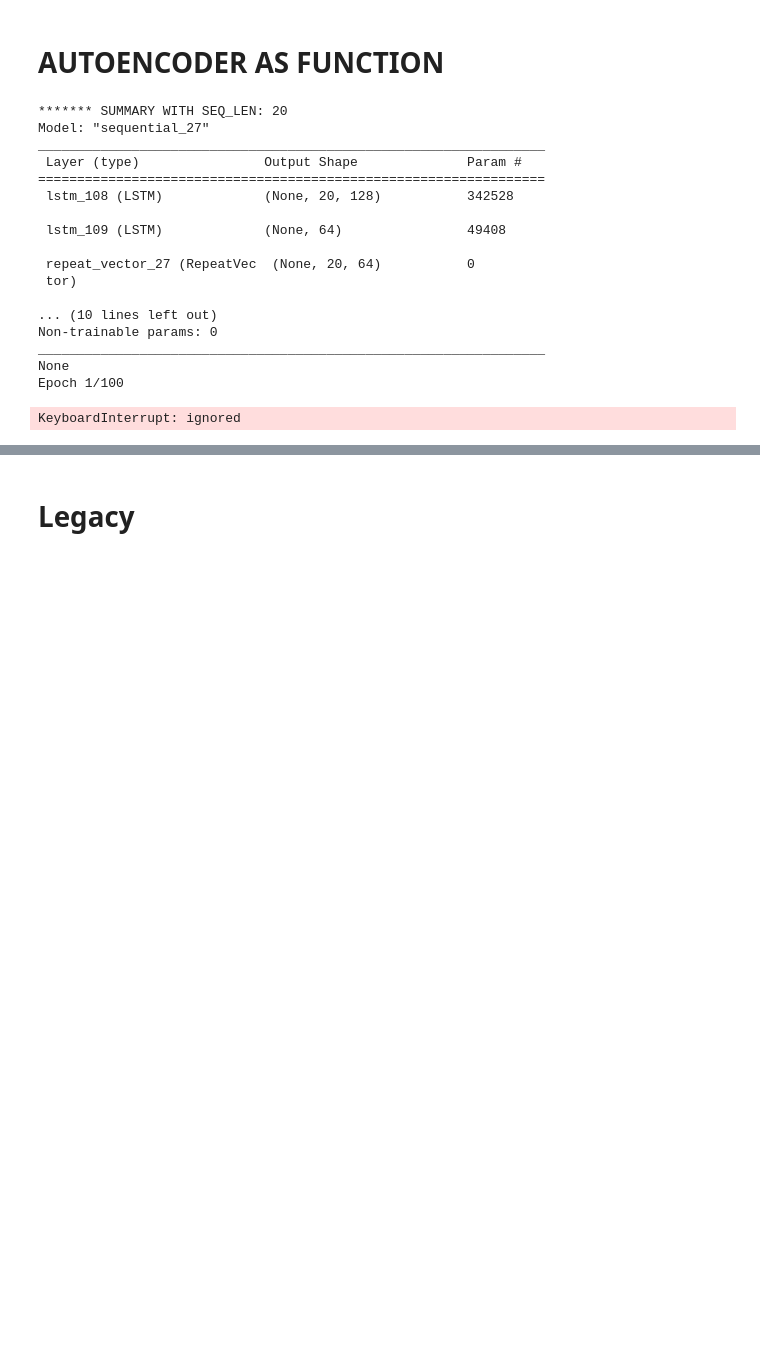
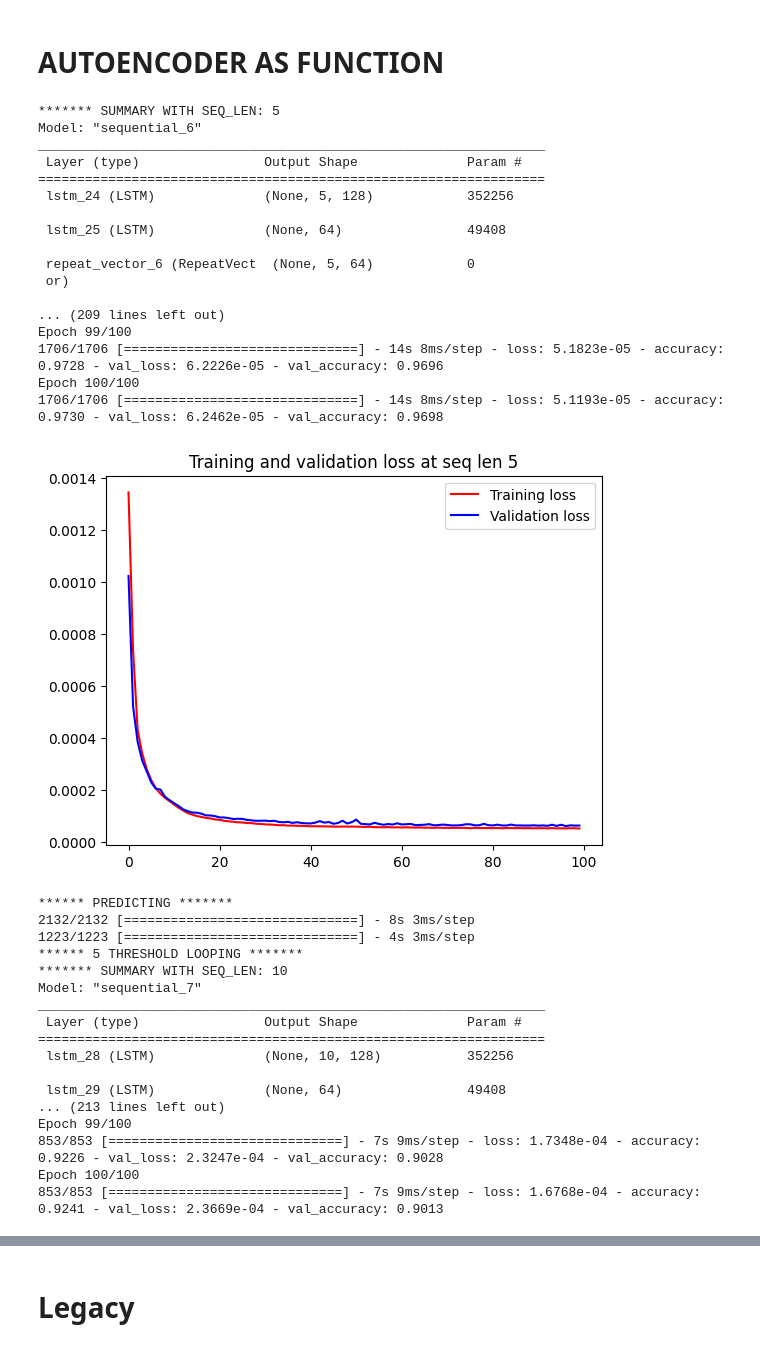
Before and after one commit to Eidell/gRPC-log-LSTM-Anomaly-Detection, a Jupyter notebook: lstm.ipynb, the cells around one changed output, grey strips where cells are left out. Cells and saved outputs as stored; diff of their text form; code cells hidden in the pictures; blank space fills up the shorter version.

```diff
--- a/lstm.ipynb
+++ b/lstm.ipynb
@@ -617,25 +626,42 @@ def autoencode(seq_len, epochs):
 # %%
 window_results_df = pd.DataFrame(columns=['seq_len', 'best_row'])
 epochs = 100
-for seq_len in [20,30,50,70,100]:
+for seq_len in [5,10,15,20]:
   autoencode(seq_len, epochs)
 window_results_df
 # %% [output]
-******* SUMMARY WITH SEQ_LEN: 20
-Model: "sequential_27"
+******* SUMMARY WITH SEQ_LEN: 5
+Model: "sequential_6"
 _________________________________________________________________
  Layer (type)                Output Shape              Param #
 =================================================================
- lstm_108 (LSTM)             (None, 20, 128)           342528
+ lstm_24 (LSTM)              (None, 5, 128)            352256
 
- lstm_109 (LSTM)             (None, 64)                49408
+ lstm_25 (LSTM)              (None, 64)                49408
 
- repeat_vector_27 (RepeatVec  (None, 20, 64)           0
- tor)
+ repeat_vector_6 (RepeatVect  (None, 5, 64)            0
+ or)
 
-... (10 lines left out)
-Non-trainable params: 0
-_________________________________________________________________
-None
-Epoch 1/100
+... (209 lines left out)
+Epoch 99/100
+1706/1706 [==============================] - 14s 8ms/step - loss: 5.1823e-05 - accuracy: 0.9728 - val_loss: 6.2226e-05 - val_accuracy: 0.9696
+Epoch 100/100
+1706/1706 [==============================] - 14s 8ms/step - loss: 5.1193e-05 - accuracy: 0.9730 - val_loss: 6.2462e-05 - val_accuracy: 0.9698
+[figure, added]
-KeyboardInterrupt: ignored
+****** PREDICTING *******
+2132/2132 [==============================] - 8s 3ms/step
+1223/1223 [==============================] - 4s 3ms/step
+****** 5 THRESHOLD LOOPING *******
+******* SUMMARY WITH SEQ_LEN: 10
+Model: "sequential_7"
+_________________________________________________________________
+ Layer (type)                Output Shape              Param #
+=================================================================
+ lstm_28 (LSTM)              (None, 10, 128)           352256
+
+ lstm_29 (LSTM)              (None, 64)                49408
+... (213 lines left out)
+Epoch 99/100
+853/853 [==============================] - 7s 9ms/step - loss: 1.7348e-04 - accuracy: 0.9226 - val_loss: 2.3247e-04 - val_accuracy: 0.9028
+Epoch 100/100
+853/853 [==============================] - 7s 9ms/step - loss: 1.6768e-04 - accuracy: 0.9241 - val_loss: 2.3669e-04 - val_accuracy: 0.9013
```
Also changed, not shown: parts of 8 cells of this notebook.
